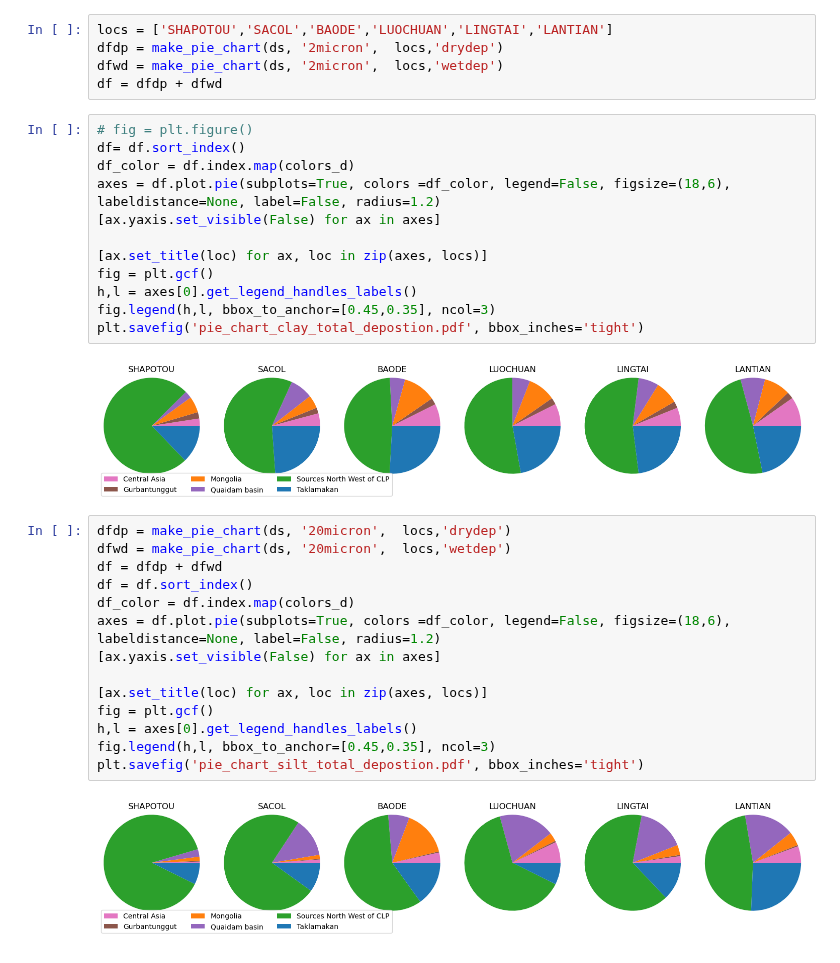
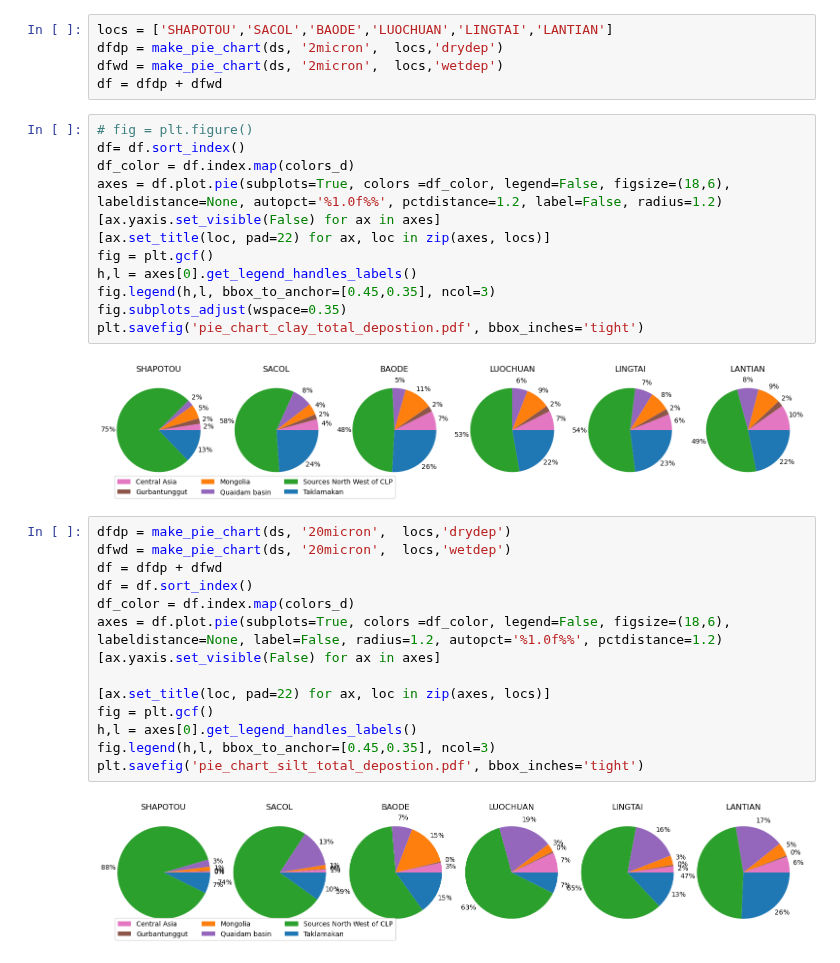
Before and after one commit to MasterOnDust/AGU_JGR_CLP_SOURCE_WORKFLOW, a Jupyter notebook: notebook/Source_region_pi_chart.ipynb, the cells around one changed output. Saved outputs shown, nothing was run; the diff lists cells and outputs as text.

```diff
--- a/notebook/Source_region_pi_chart.ipynb
+++ b/notebook/Source_region_pi_chart.ipynb
@@ -33,29 +33,29 @@ df = dfdp + dfwd
 # fig = plt.figure()
 df= df.sort_index()
 df_color = df.index.map(colors_d)
-axes = df.plot.pie(subplots=True, colors =df_color, legend=False, figsize=(18,6), labeldistance=None, label=False, radius=1.2)
+axes = df.plot.pie(subplots=True, colors =df_color, legend=False, figsize=(18,6), labeldistance=None, autopct='%1.0f%%', pctdistance=1.2, label=False, radius=1.2)
 [ax.yaxis.set_visible(False) for ax in axes]
-
-[ax.set_title(loc) for ax, loc in zip(axes, locs)]
+[ax.set_title(loc, pad=22) for ax, loc in zip(axes, locs)]
 fig = plt.gcf()
 h,l = axes[0].get_legend_handles_labels()
 fig.legend(h,l, bbox_to_anchor=[0.45,0.35], ncol=3)
+fig.subplots_adjust(wspace=0.35)
 plt.savefig('pie_chart_clay_total_depostion.pdf', bbox_inches='tight')
 # %% [output]
-[figure, old version]
+[figure, new version]
 # %%
 dfdp = make_pie_chart(ds, '20micron',  locs,'drydep')
 dfwd = make_pie_chart(ds, '20micron',  locs,'wetdep')
 df = dfdp + dfwd
 df = df.sort_index()
 df_color = df.index.map(colors_d)
-axes = df.plot.pie(subplots=True, colors =df_color, legend=False, figsize=(18,6), labeldistance=None, label=False, radius=1.2)
+axes = df.plot.pie(subplots=True, colors =df_color, legend=False, figsize=(18,6), labeldistance=None, label=False, radius=1.2, autopct='%1.0f%%', pctdistance=1.2)
 [ax.yaxis.set_visible(False) for ax in axes]
 
-[ax.set_title(loc) for ax, loc in zip(axes, locs)]
+[ax.set_title(loc, pad=22) for ax, loc in zip(axes, locs)]
 fig = plt.gcf()
 h,l = axes[0].get_legend_handles_labels()
 fig.legend(h,l, bbox_to_anchor=[0.45,0.35], ncol=3)
 plt.savefig('pie_chart_silt_total_depostion.pdf', bbox_inches='tight')
 # %% [output]
-[figure, old version]
+[figure, new version]
```
Also changed, not shown: 1 other file.
